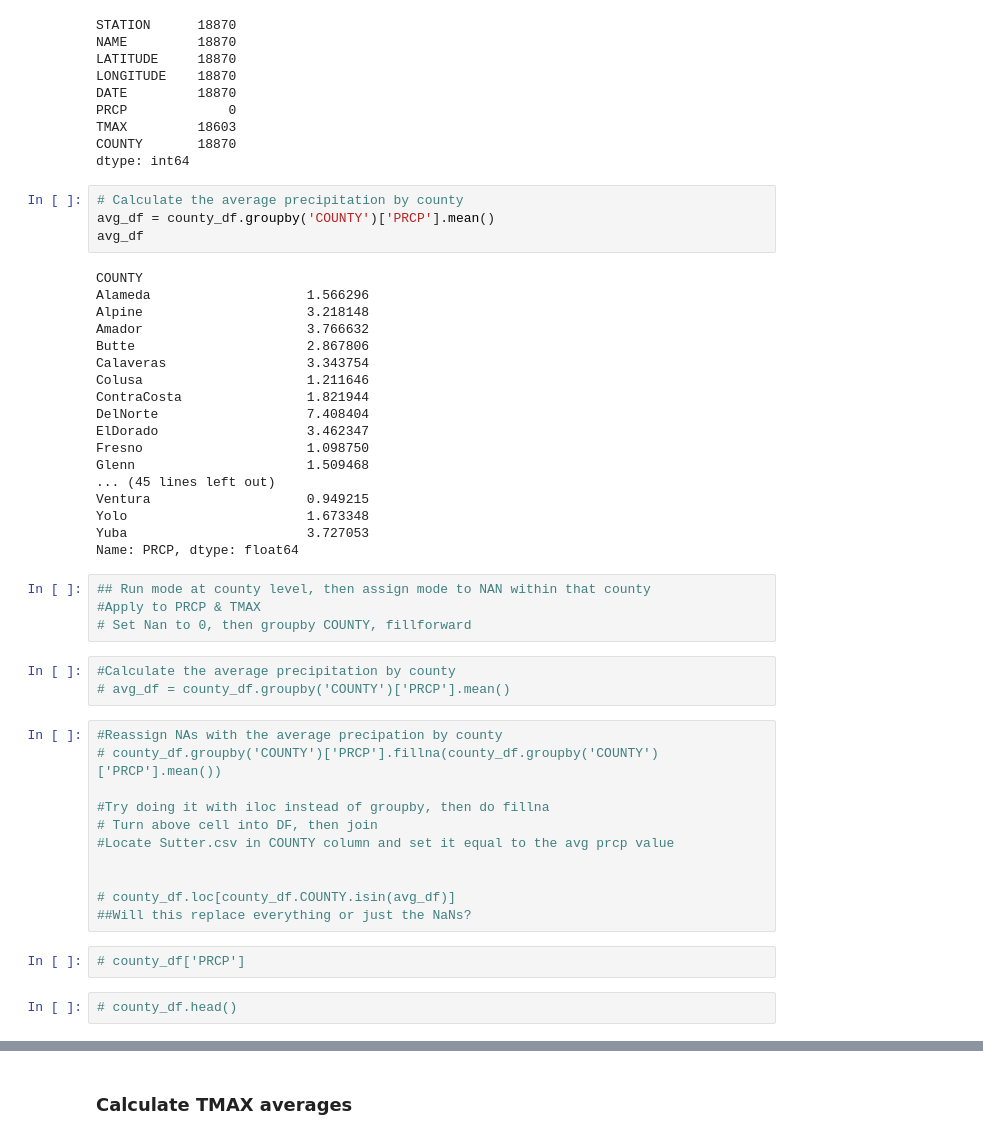
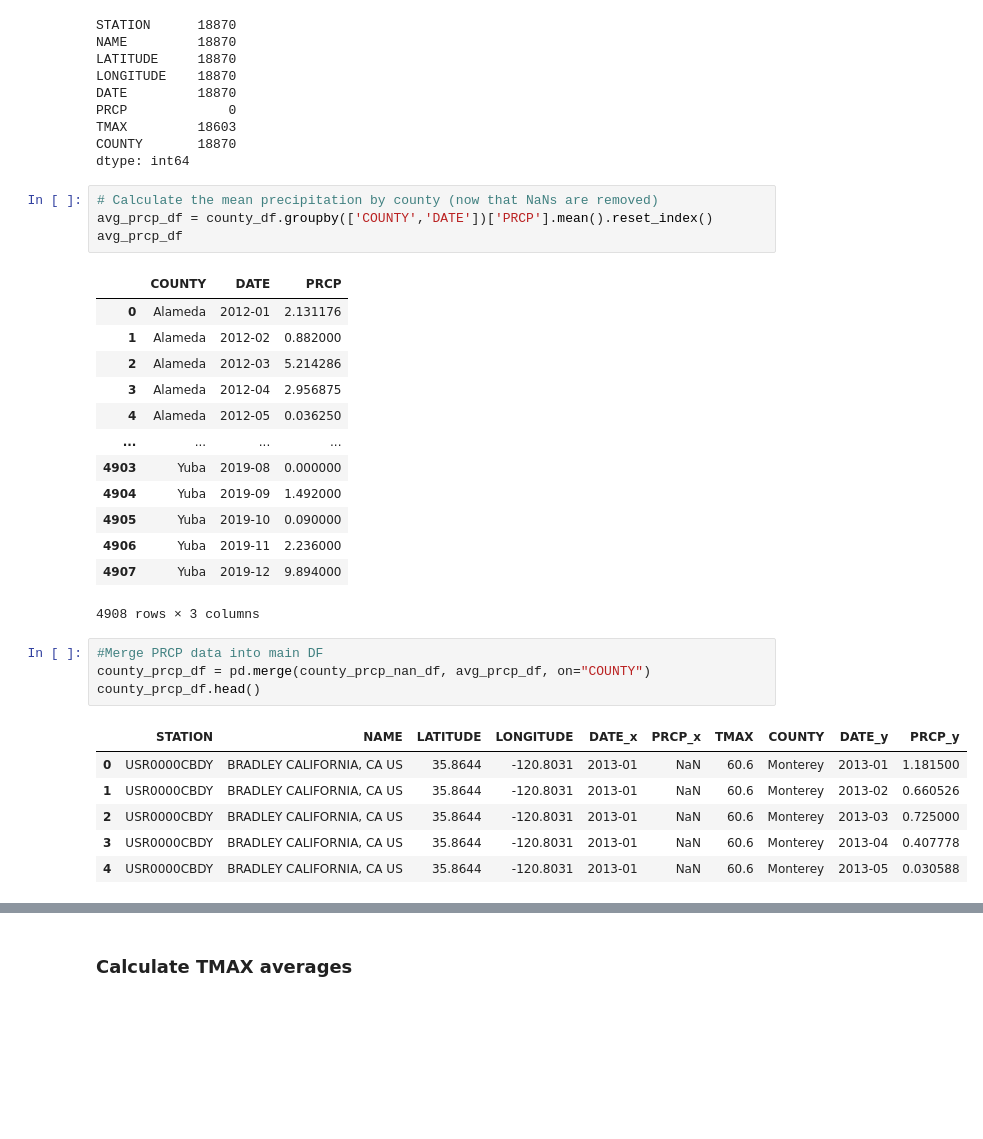
Before and after one commit to chloebellehooton/Group-5-Project, a Jupyter notebook: County_ETL.ipynb, the cells around one changed output, grey strips where cells are left out. Cells and saved outputs as stored; diff of their text form; blank space fills up the shorter version.

```diff
--- a/County_ETL.ipynb
+++ b/County_ETL.ipynb
@@ -154,46 +166,31 @@ TMAX         18603
 COUNTY       18870
 dtype: int64
 # %%
-# Calculate the average precipitation by county
-avg_df = county_df.groupby('COUNTY')['PRCP'].mean()
-avg_df
+# Calculate the mean precipitation by county (now that NaNs are removed)
+avg_prcp_df = county_df.groupby(['COUNTY','DATE'])['PRCP'].mean().reset_index()
+avg_prcp_df
 # %% [output]
+|  | COUNTY | DATE | PRCP |
+| 0 | Alameda | 2012-01 | 2.131176 |
+| 1 | Alameda | 2012-02 | 0.882000 |
+| 2 | Alameda | 2012-03 | 5.214286 |
+| 3 | Alameda | 2012-04 | 2.956875 |
+| 4 | Alameda | 2012-05 | 0.036250 |
+| ... | ... | ... | ... |
+| 4903 | Yuba | 2019-08 | 0.000000 |
+| 4904 | Yuba | 2019-09 | 1.492000 |
+| 4905 | Yuba | 2019-10 | 0.090000 |
+| 4906 | Yuba | 2019-11 | 2.236000 |
+| 4907 | Yuba | 2019-12 | 9.894000 |
-COUNTY
-Alameda                    1.566296
-Alpine                     3.218148
-Amador                     3.766632
-Butte                      2.867806
-Calaveras                  3.343754
-Colusa                     1.211646
-ContraCosta                1.821944
-DelNorte                   7.408404
-ElDorado                   3.462347
-Fresno                     1.098750
-Glenn                      1.509468
-... (45 lines left out)
-Ventura                    0.949215
-Yolo                       1.673348
-Yuba                       3.727053
-Name: PRCP, dtype: float64
+4908 rows × 3 columns
-# %%
-## Run mode at county level, then assign mode to NAN within that county
-#Apply to PRCP & TMAX
-# Set Nan to 0, then groupby COUNTY, fillforward
-# %%
-#Calculate the average precipitation by county
-# avg_df = county_df.groupby('COUNTY')['PRCP'].mean()
-# %%
-#Reassign NAs with the average precipation by county
-# county_df.groupby('COUNTY')['PRCP'].fillna(county_df.groupby('COUNTY')['PRCP'].mean())
-
-#Try doing it with iloc instead of groupby, then do fillna
-# Turn above cell into DF, then join
-#Locate Sutter.csv in COUNTY column and set it equal to the avg prcp value
-
-
-# county_df.loc[county_df.COUNTY.isin(avg_df)]
-##Will this replace everything or just the NaNs?
-# %%
-# county_df['PRCP']
-# %%
-# county_df.head()
+# %%
+#Merge PRCP data into main DF
+county_prcp_df = pd.merge(county_prcp_nan_df, avg_prcp_df, on="COUNTY")
+county_prcp_df.head()
+# %% [output]
+|  | STATION | NAME | LATITUDE | LONGITUDE | DATE_x | PRCP_x | TMAX | COUNTY | DATE_y | PRCP_y |
+| 0 | USR0000CBDY | BRADLEY CALIFORNIA, CA US | 35.8644 | -120.8031 | 2013-01 | NaN | 60.6 | Monterey | 2013-01 | 1.181500 |
+| 1 | USR0000CBDY | BRADLEY CALIFORNIA, CA US | 35.8644 | -120.8031 | 2013-01 | NaN | 60.6 | Monterey | 2013-02 | 0.660526 |
+| 2 | USR0000CBDY | BRADLEY CALIFORNIA, CA US | 35.8644 | -120.8031 | 2013-01 | NaN | 60.6 | Monterey | 2013-03 | 0.725000 |
+| 3 | USR0000CBDY | BRADLEY CALIFORNIA, CA US | 35.8644 | -120.8031 | 2013-01 | NaN | 60.6 | Monterey | 2013-04 | 0.407778 |
+| 4 | USR0000CBDY | BRADLEY CALIFORNIA, CA US | 35.8644 | -120.8031 | 2013-01 | NaN | 60.6 | Monterey | 2013-05 | 0.030588 |
```
Also changed, not shown: parts of 15 cells of this notebook.
